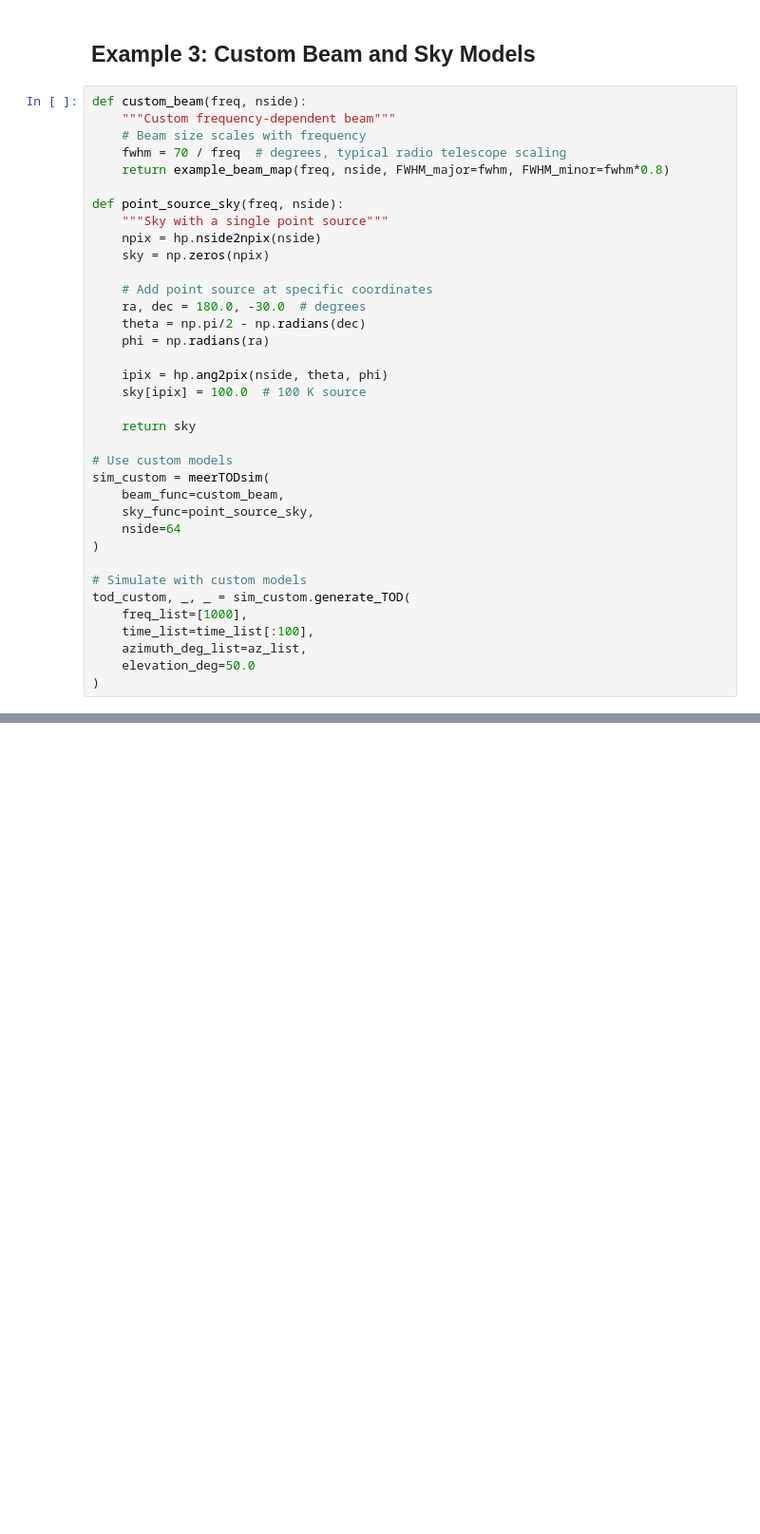
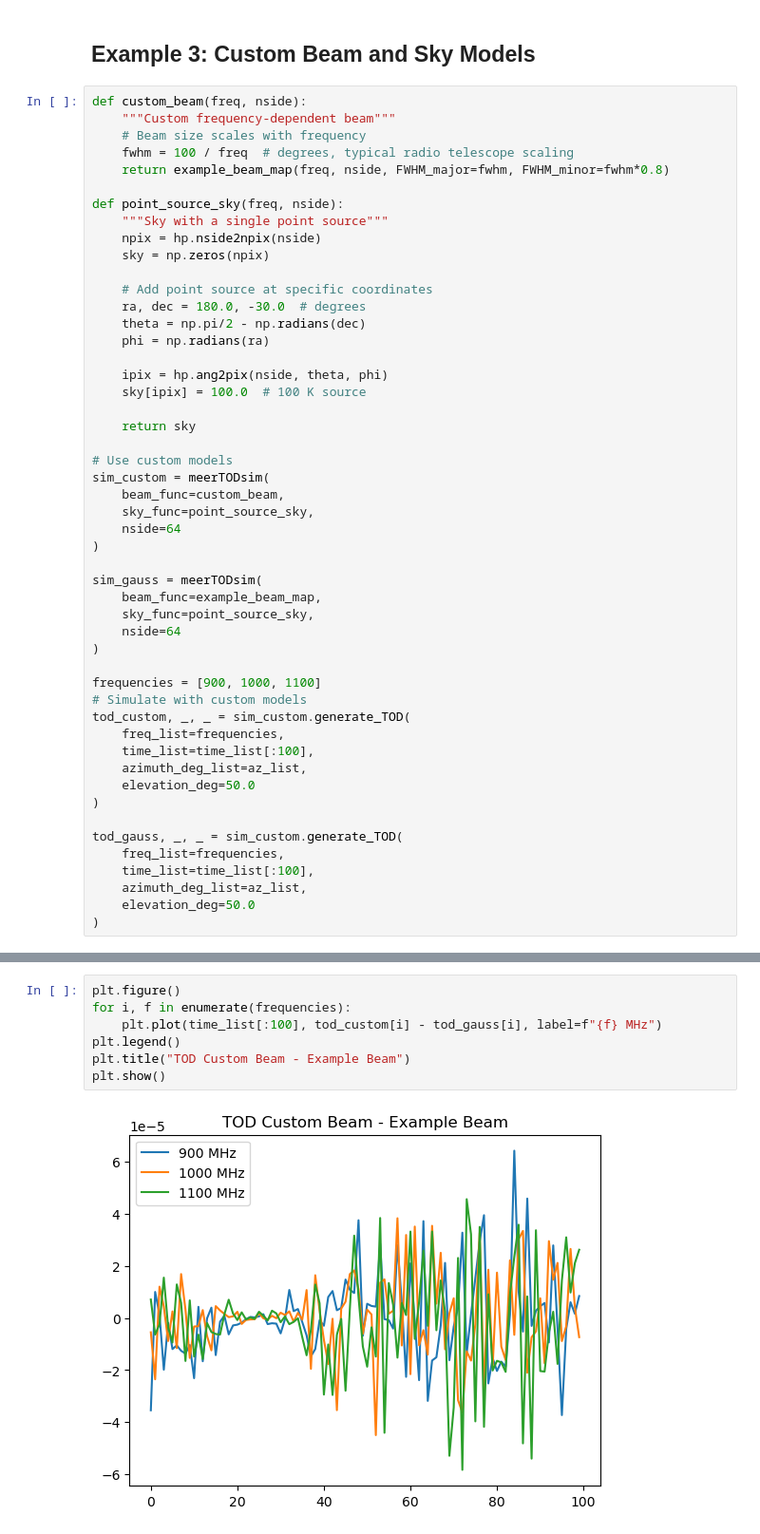
Before and after one commit to zzhang0123/limTOD, a Jupyter notebook: examples.ipynb, the cells around one changed output, grey strips where cells are left out. Shown: that part at 95% size. Saved outputs shown, nothing was run; the diff lists cells and outputs as text; blank space fills up the shorter version.

Commit message:
Update example notebook

```diff
--- a/examples.ipynb
+++ b/examples.ipynb
@@ -74,7 +85,7 @@ plt.show()
 def custom_beam(freq, nside):
     """Custom frequency-dependent beam"""
     # Beam size scales with frequency
-    fwhm = 70 / freq  # degrees, typical radio telescope scaling
+    fwhm = 100 / freq  # degrees, typical radio telescope scaling
     return example_beam_map(freq, nside, FWHM_major=fwhm, FWHM_minor=fwhm*0.8)
 
 def point_source_sky(freq, nside):
@@ -99,10 +110,24 @@ sim_custom = meerTODsim(
     nside=64
 )
 
+sim_gauss = meerTODsim(
+    beam_func=example_beam_map,
+    sky_func=point_source_sky,
+    nside=64
+)
+
+frequencies = [900, 1000, 1100]
 # Simulate with custom models
 tod_custom, _, _ = sim_custom.generate_TOD(
-    freq_list=[1000],
+    freq_list=frequencies,
     time_list=time_list[:100],
     azimuth_deg_list=az_list,
     elevation_deg=50.0
 )
+
+tod_gauss, _, _ = sim_custom.generate_TOD(
+    freq_list=frequencies,
+    time_list=time_list[:100],
+    azimuth_deg_list=az_list,
+    elevation_deg=50.0
+)
@@ -108,0 +139,9 @@ tod_custom, _, _ = sim_custom.generate_TOD(
+# %%
+plt.figure()
+for i, f in enumerate(frequencies):
+    plt.plot(time_list[:100], tod_custom[i] - tod_gauss[i], label=f"{f} MHz")
+plt.legend()
+plt.title("TOD Custom Beam - Example Beam")
+plt.show()
+# %% [output]
+[figure, added]
```
Also changed, not shown: parts of 9 cells of this notebook, 1 other file.
